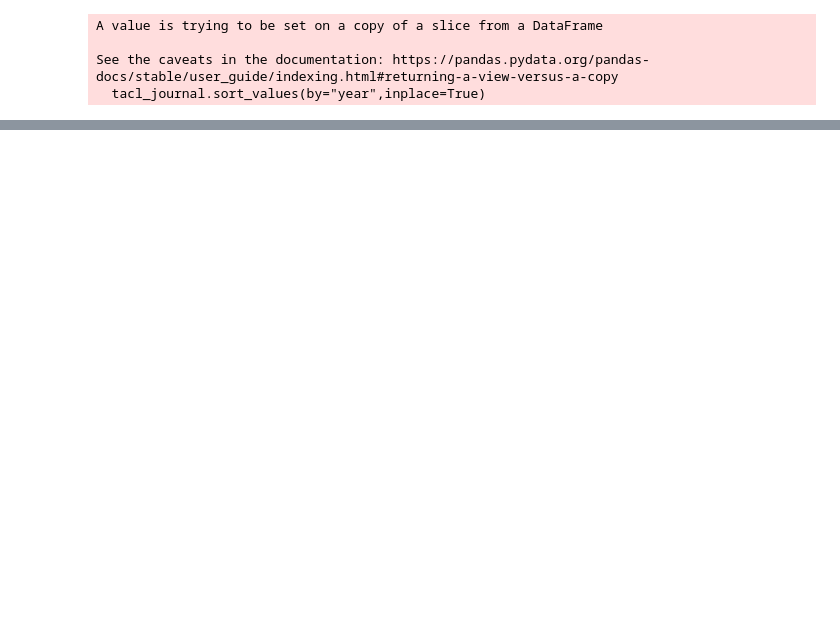
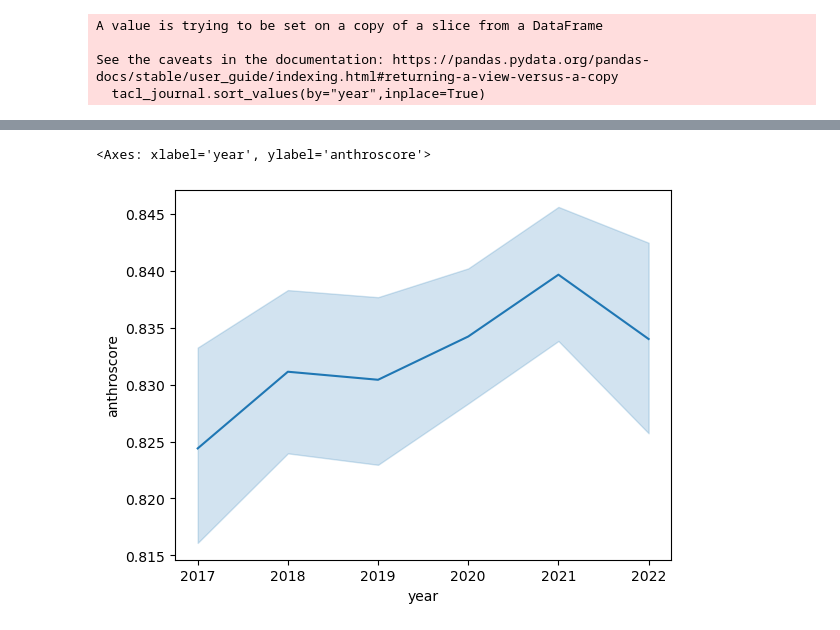
Before and after one commit to pxu23/NLP_CSS_Project, a Jupyter notebook: anthroscore_analysis.ipynb, the cells around one changed output, grey strips where cells are left out. Saved outputs shown, nothing was run; the diff lists cells and outputs as text; code cells hidden in the pictures; blank space fills up the shorter version.

```diff
--- a/anthroscore_analysis.ipynb
+++ b/anthroscore_analysis.ipynb
@@ -186,0 +245,11 @@ plt.xticks(rotation="vertical")
+# %%
+# recent articles
+recent_articles = pd.read_csv("recent_articles_anthroscore.csv")
+# %%
+recent_articles.sort_values(by="year",inplace=True)
+
+import seaborn as sns
+sns.lineplot(x="year",y="anthroscore",data=recent_articles)
+# %% [output]
+<Axes: xlabel='year', ylabel='anthroscore'>
+[figure, added]
```
Also changed, not shown: parts of 27 cells of this notebook, 6 other files.
